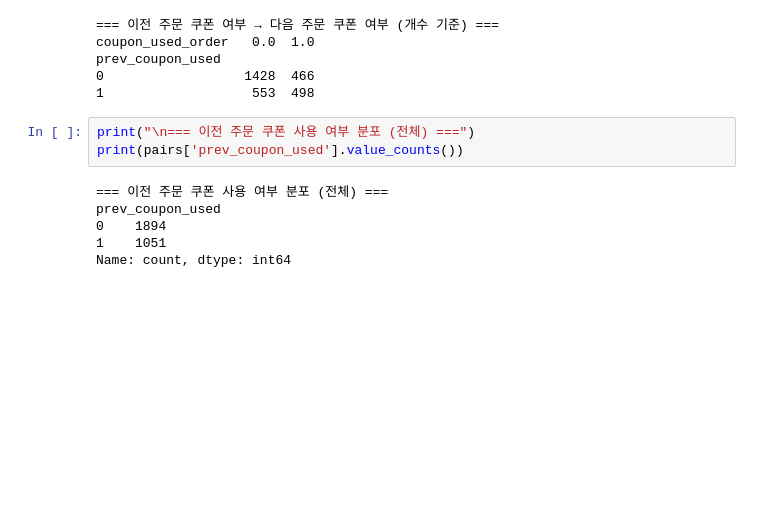
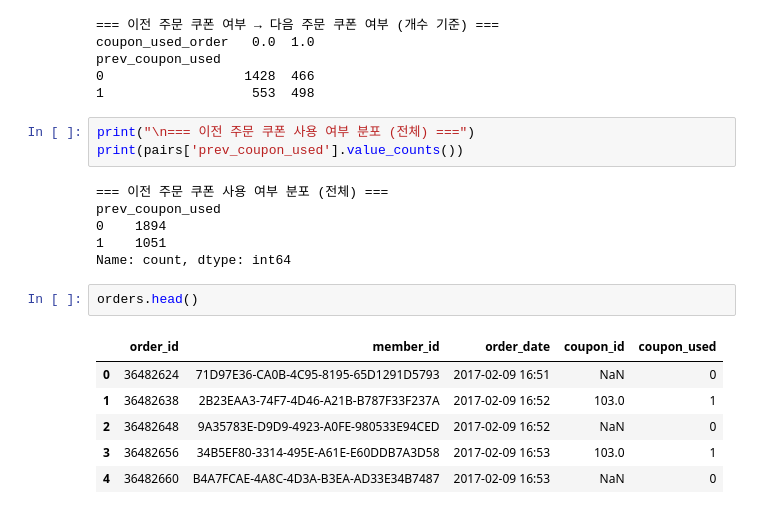
Before and after one commit to jimin3227/Ebook_project, a Jupyter notebook: data.ipynb, the cells around one changed output. Saved outputs shown, nothing was run; the diff lists cells and outputs as text; blank space fills up the shorter version.

```diff
--- a/data.ipynb
+++ b/data.ipynb
@@ -813,3 +813,12 @@ prev_coupon_used
 0    1894
 1    1051
 Name: count, dtype: int64
+# %%
+orders.head()
+# %% [output]
+|  | order_id | member_id | order_date | coupon_id | coupon_used |
+| 0 | 36482624 | 71D97E36-CA0B-4C95-8195-65D1291D5793 | 2017-02-09 16:51 | NaN | 0 |
+| 1 | 36482638 | 2B23EAA3-74F7-4D46-A21B-B787F33F237A | 2017-02-09 16:52 | 103.0 | 1 |
+| 2 | 36482648 | 9A35783E-D9D9-4923-A0FE-980533E94CED | 2017-02-09 16:52 | NaN | 0 |
+| 3 | 36482656 | 34B5EF80-3314-495E-A61E-E60DDB7A3D58 | 2017-02-09 16:53 | 103.0 | 1 |
+| 4 | 36482660 | B4A7FCAE-4A8C-4D3A-B3EA-AD33E34B7487 | 2017-02-09 16:53 | NaN | 0 |
```
Also changed, not shown: parts of 7 cells of this notebook, 3 other files.
